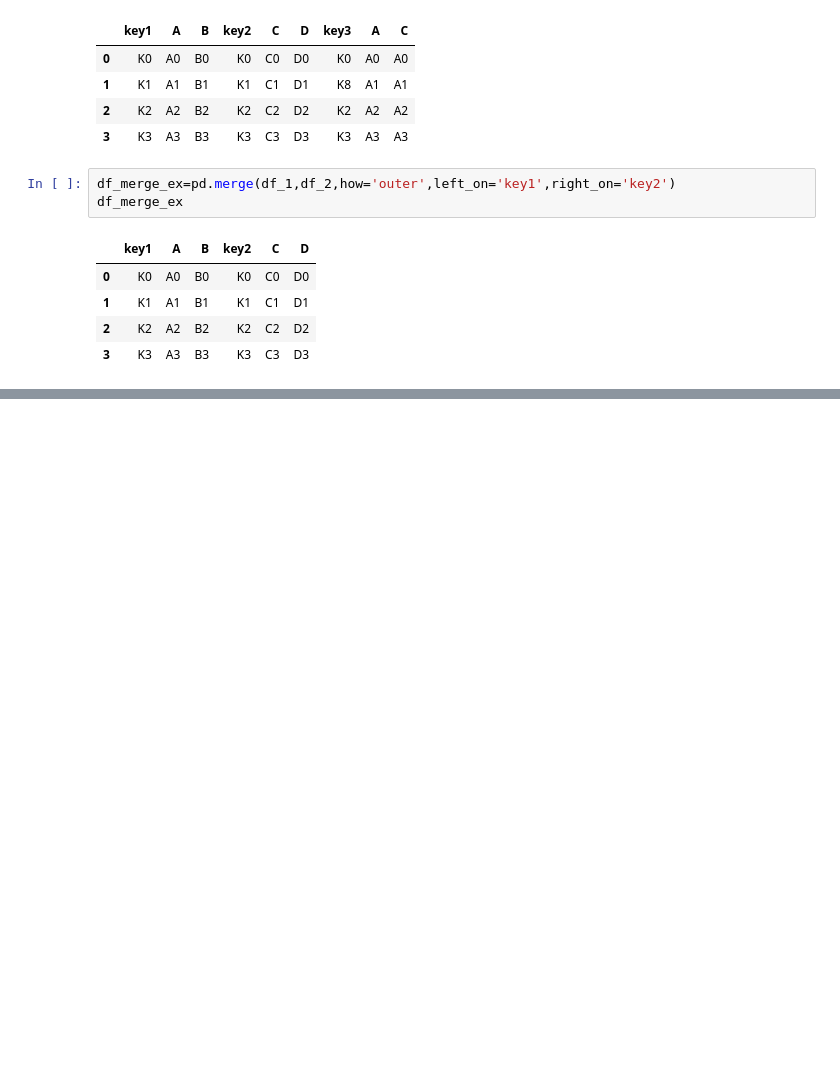
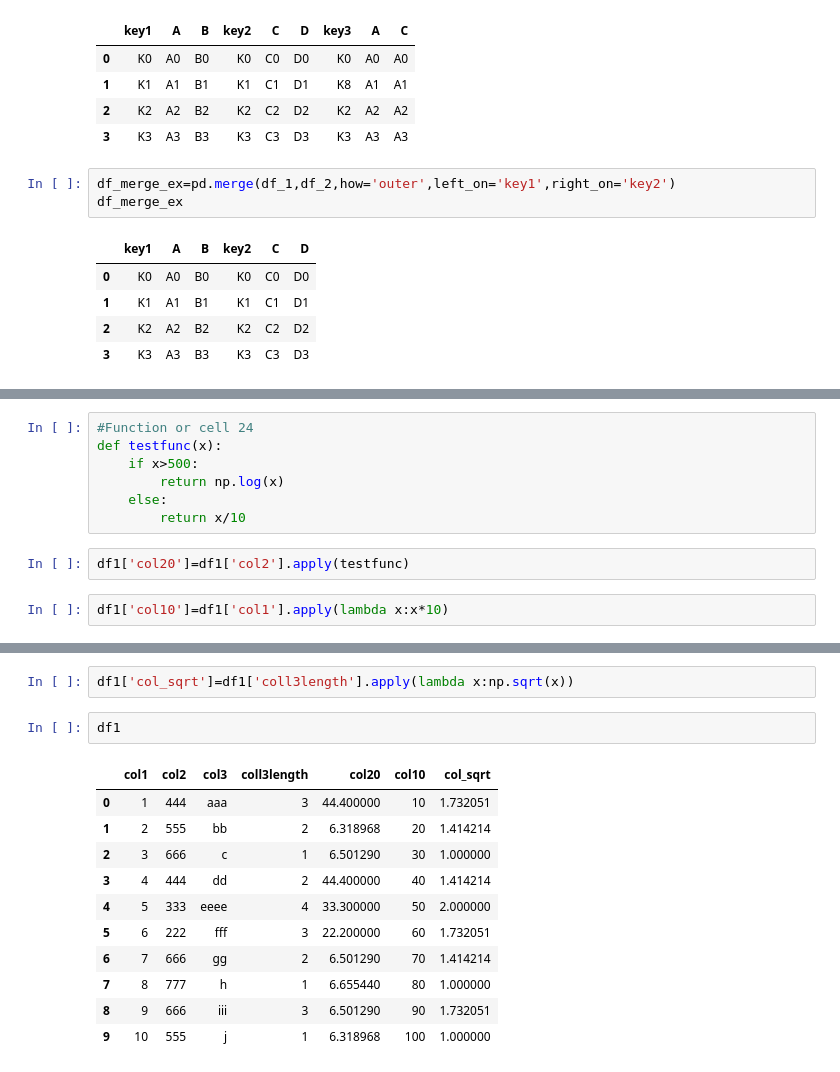
Before and after one commit to Parag18081994/Ghost, a Jupyter notebook: Python/Machine Learning iNeuron/26th_July_ML.ipynb, the cells around one changed output, grey strips where cells are left out. Cells and saved outputs as stored; diff of their text form; blank space fills up the shorter version.

```diff
--- a/Python/Machine Learning iNeuron/26th_July_ML.ipynb
+++ b/Python/Machine Learning iNeuron/26th_July_ML.ipynb
@@ -539,0 +638,11 @@ df_merge_ex
+# %%
+#Function or cell 24
+def testfunc(x):
+    if x>500:
+        return np.log(x)
+    else:
+        return x/10
+# %%
+df1['col20']=df1['col2'].apply(testfunc)
+# %%
+df1['col10']=df1['col1'].apply(lambda x:x*10)
@@ -539,0 +663,16 @@ df_merge_ex
+# %%
+df1['col_sqrt']=df1['coll3length'].apply(lambda x:np.sqrt(x))
+# %%
+df1
+# %% [output]
+|  | col1 | col2 | col3 | coll3length | col20 | col10 | col_sqrt |
+| 0 | 1 | 444 | aaa | 3 | 44.400000 | 10 | 1.732051 |
+| 1 | 2 | 555 | bb | 2 | 6.318968 | 20 | 1.414214 |
+| 2 | 3 | 666 | c | 1 | 6.501290 | 30 | 1.000000 |
+| 3 | 4 | 444 | dd | 2 | 44.400000 | 40 | 1.414214 |
+| 4 | 5 | 333 | eeee | 4 | 33.300000 | 50 | 2.000000 |
+| 5 | 6 | 222 | fff | 3 | 22.200000 | 60 | 1.732051 |
+| 6 | 7 | 666 | gg | 2 | 6.501290 | 70 | 1.414214 |
+| 7 | 8 | 777 | h | 1 | 6.655440 | 80 | 1.000000 |
+| 8 | 9 | 666 | iii | 3 | 6.501290 | 90 | 1.732051 |
+| 9 | 10 | 555 | j | 1 | 6.318968 | 100 | 1.000000 |
```
Also changed, not shown: parts of 11 cells of this notebook, 2 other files.
